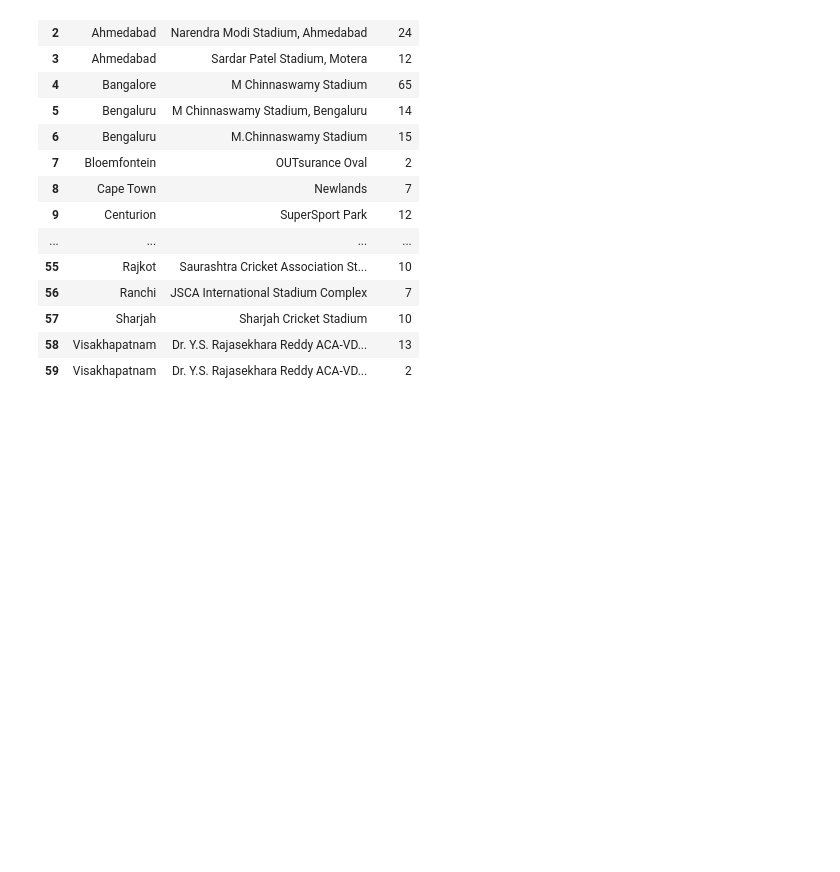
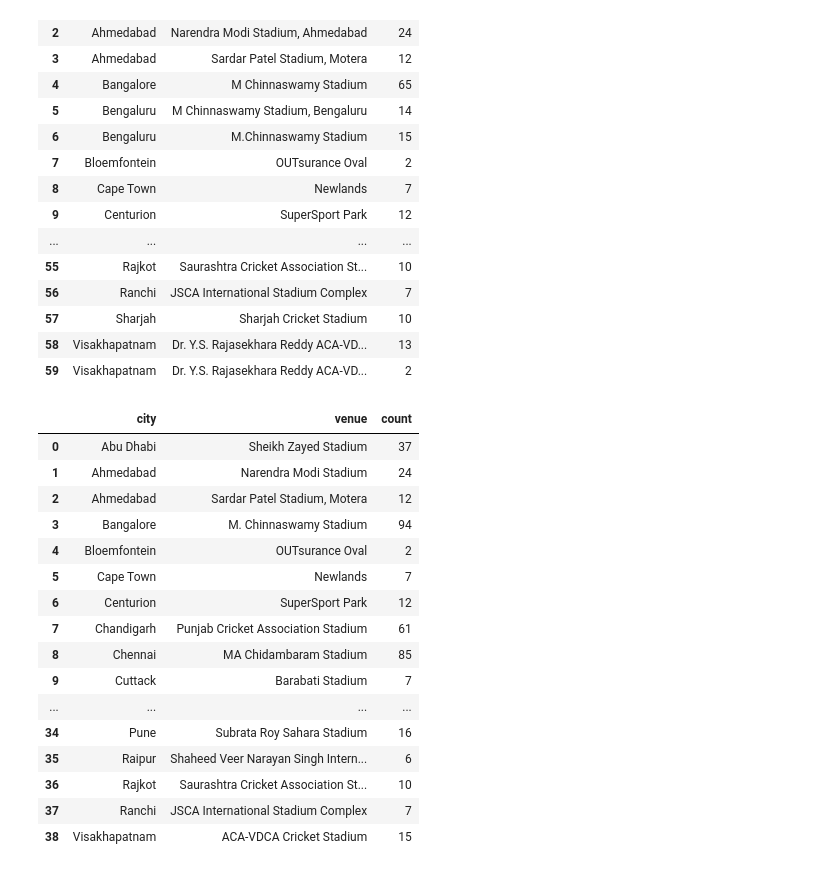
Before and after one commit to SOURAVSHEEL/ipl-prediction-project, a Jupyter notebook: notebooks/eda.ipynb, the cells around one changed output. Cells and saved outputs as stored; diff of their text form; code cells hidden in the pictures; blank space fills up the shorter version.

```diff
--- a/notebooks/eda.ipynb
+++ b/notebooks/eda.ipynb
@@ -129,0 +211,27 @@ city_venue
+# %%
+matches["venue"] = matches["venue"].replace(venue_mapping)
+# %%
+matches["city"] = matches["city"].replace("Sharjah", "Dubai")
+# %%
+matches["city"] = matches["city"].replace("Bengaluru", "Bangalore")
+# %%
+cityVenue = matches.groupby(['city', 'venue']).size().reset_index(name='count')
+cityVenue
+# %% [output]
+|  | city | venue | count |
+| 0 | Abu Dhabi | Sheikh Zayed Stadium | 37 |
+| 1 | Ahmedabad | Narendra Modi Stadium | 24 |
+| 2 | Ahmedabad | Sardar Patel Stadium, Motera | 12 |
+| 3 | Bangalore | M. Chinnaswamy Stadium | 94 |
+| 4 | Bloemfontein | OUTsurance Oval | 2 |
+| 5 | Cape Town | Newlands | 7 |
+| 6 | Centurion | SuperSport Park | 12 |
+| 7 | Chandigarh | Punjab Cricket Association Stadium | 61 |
+| 8 | Chennai | MA Chidambaram Stadium | 85 |
+| 9 | Cuttack | Barabati Stadium | 7 |
+| ... | ... | ... | ... |
+| 34 | Pune | Subrata Roy Sahara Stadium | 16 |
+| 35 | Raipur | Shaheed Veer Narayan Singh Intern... | 6 |
+| 36 | Rajkot | Saurashtra Cricket Association St... | 10 |
+| 37 | Ranchi | JSCA International Stadium Complex | 7 |
+| 38 | Visakhapatnam | ACA-VDCA Cricket Stadium | 15 |
```
Also changed, not shown: parts of 2 cells of this notebook.
